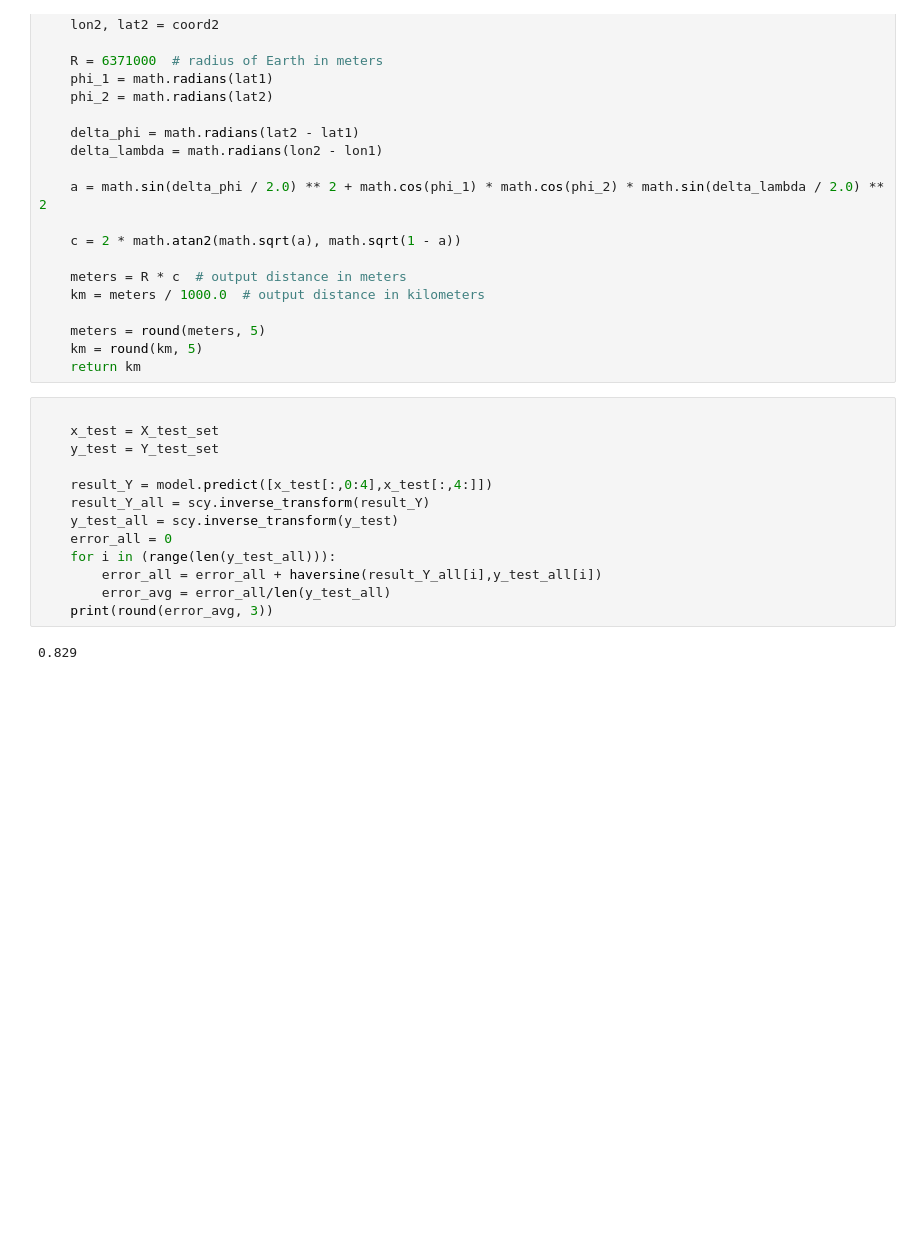
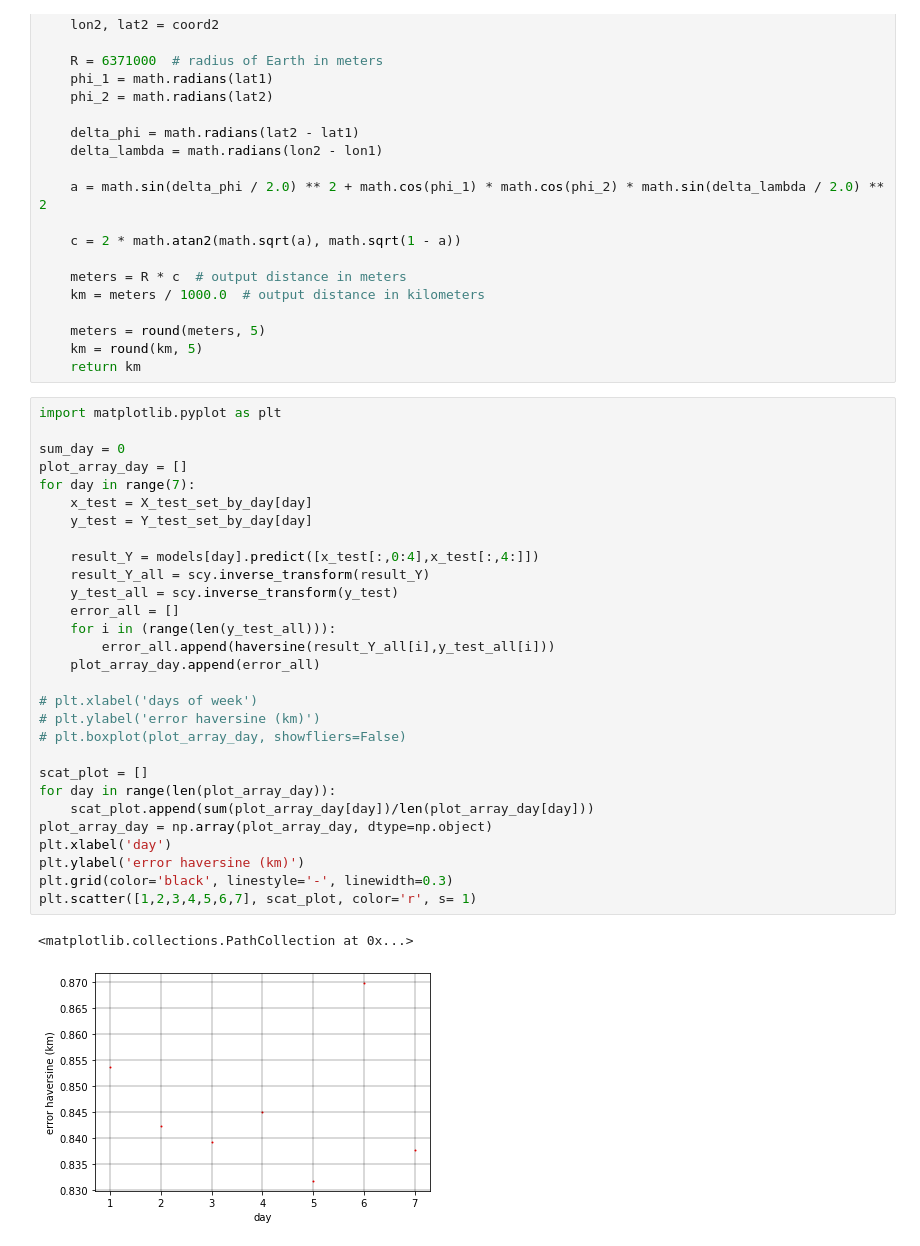
Before and after one commit to wwebeam6508/Development-of-Predictive-Model-for-Trip-Destination-of-Dockless-Shared-Scooters, a Jupyter notebook: Model_Retraining.ipynb, the cells around one changed output. Cells and saved outputs as stored; diff of their text form; blank space fills up the shorter version.

```diff
--- a/Model_Retraining.ipynb
+++ b/Model_Retraining.ipynb
@@ -173,18 +188,35 @@ def haversine(coord1: object, coord2: object):
     meters = round(meters, 5)
     km = round(km, 5)
     return km
-# %%
-
-    x_test = X_test_set
-    y_test = Y_test_set
-
-    result_Y = model.predict([x_test[:,0:4],x_test[:,4:]])
-    result_Y_all = scy.inverse_transform(result_Y)
-    y_test_all = scy.inverse_transform(y_test)
-    error_all = 0
-    for i in (range(len(y_test_all))):
-        error_all = error_all + haversine(result_Y_all[i],y_test_all[i])
-        error_avg = error_all/len(y_test_all)
-    print(round(error_avg, 3))
-# %% [output]
-0.829
+# %%
+import matplotlib.pyplot as plt
+
+sum_day = 0
+plot_array_day = []
+for day in range(7):
+    x_test = X_test_set_by_day[day]
+    y_test = Y_test_set_by_day[day]
+
+    result_Y = models[day].predict([x_test[:,0:4],x_test[:,4:]])
+    result_Y_all = scy.inverse_transform(result_Y)
+    y_test_all = scy.inverse_transform(y_test)
+    error_all = []
+    for i in (range(len(y_test_all))):
+        error_all.append(haversine(result_Y_all[i],y_test_all[i]))
+    plot_array_day.append(error_all)
+
+# plt.xlabel('days of week')
+# plt.ylabel('error haversine (km)')
+# plt.boxplot(plot_array_day, showfliers=False)
+
+scat_plot = []
+for day in range(len(plot_array_day)):
+    scat_plot.append(sum(plot_array_day[day])/len(plot_array_day[day]))
+plot_array_day = np.array(plot_array_day, dtype=np.object)
+plt.xlabel('day')
+plt.ylabel('error haversine (km)')
+plt.grid(color='black', linestyle='-', linewidth=0.3)
+plt.scatter([1,2,3,4,5,6,7], scat_plot, color='r', s= 1)
+# %% [output]
+<matplotlib.collections.PathCollection at 0x...>
+[figure, added]
```
Also changed, not shown: parts of 9 cells of this notebook, 1 other file.
